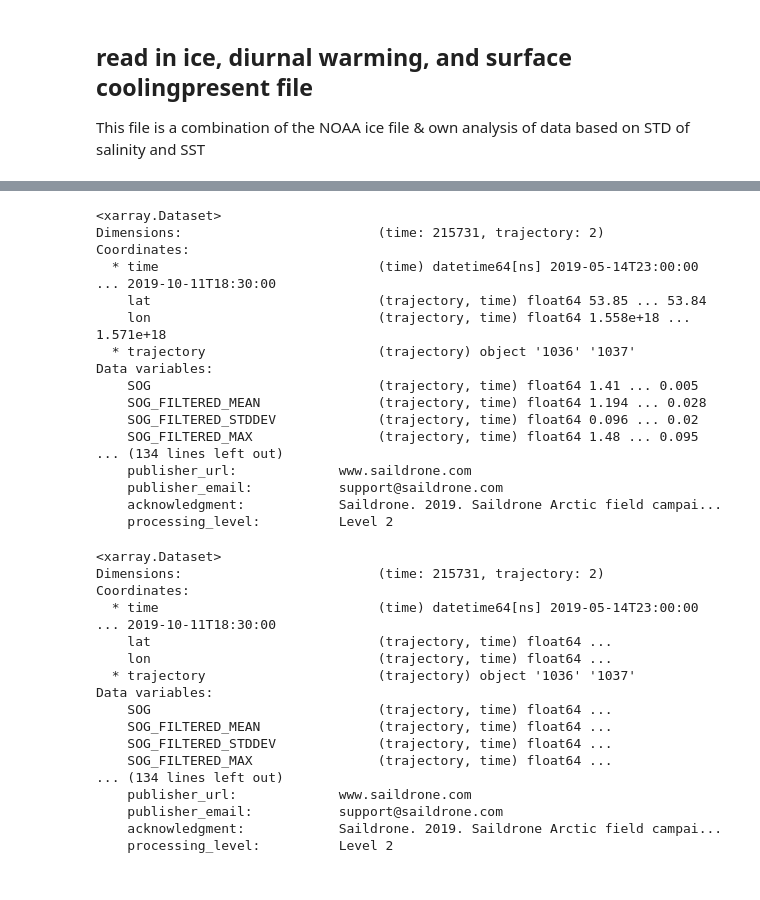
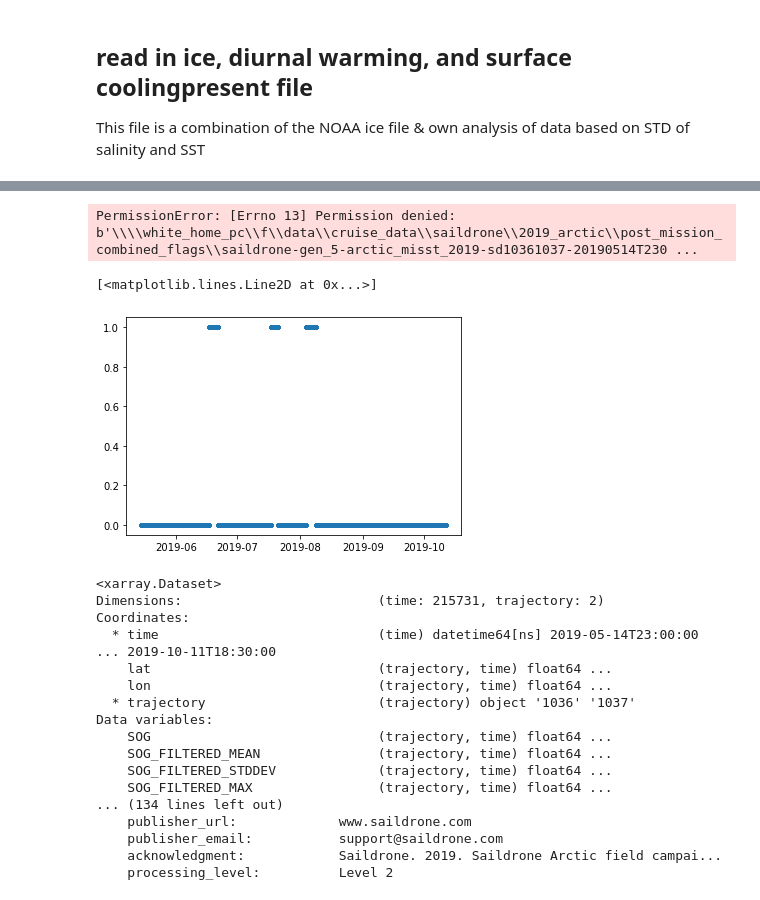
Before and after one commit to cgentemann/Saildrone, a Jupyter notebook: arctic_cruise/Create_combined_file_dw_cool_flags.ipynb, the cells around one changed output, grey strips where cells are left out. Drawn from its saved outputs; the diff is of its cells as text; code cells hidden in the pictures.

```diff
--- a/arctic_cruise/Create_combined_file_dw_cool_flags.ipynb
+++ b/arctic_cruise/Create_combined_file_dw_cool_flags.ipynb
@@ -15,19 +15,11 @@ DWfile='C:/Users/gentemann/Google Drive/f_drive/docs/projects/misst-arctic/Diurn
 
 baddir='C:/Users/gentemann/Google Drive/f_drive/docs/projects/misst-arctic/'
 
-data_dir = 'F:/data/cruise_data/saildrone/2019_arctic/post_mission_combined/'
+data_dir = '//white_home_pc/f/data/cruise_data/saildrone/2019_arctic/post_mission_combined/'
 
-data_dir_out = 'F:/data/cruise_data/saildrone/2019_arctic/post_mission_combined_flags/'
+data_dir_out = '//white_home_pc/f/data/cruise_data/saildrone/2019_arctic/post_mission_combined_flags/'
 # %% [markdown]
 ## Read in all the cruise full data
 
 - swap dims from obs to time
 - I checked & time = for both trajectories
-# %%
-ds = xr.open_mfdataset(data_dir+'*.nc',combine='nested',concat_dim='trajectory').load()
-
-xlon=ds.lon
-time_offset_to_lmt=(xlon/360.)*24.*60
-ds['tlmt']=xlon
-for i in range(2):
-    ds['tlmt'][i,:]= ds.time.data+time_offset_to_lmt[i,:]*np.timedelta64(1,'m')# dt.timedelta(seconds=1)
@@ -93,3 +87,24 @@ for iusv in range(2):
         cond = (ds_tem.time>=tem.start_time) & (ds_tem.time<=tem.stop_time)
         ds_tem.cool_mask[cond]=1
     ds['cool_mask'][iusv,:]=ds_tem.cool_mask
+
+
+ds2 = pd.read_excel(icefile, sheet_name='data',index_col=0)
+ds_ice = ds2.to_xarray()
+tem_mask=np.zeros(ds.TEMP_AIR_MEAN.shape)
+tem_mask = xr.DataArray(tem_mask,coords=[ds.trajectory,ds.time],dims=['trajectory','time'],
+                                           attrs={'long_name':'surface cooling mask 1=cool'})
+ds['ice_mask']=tem_mask
+for iusv in range(2):
+    tem =  ds_ice.sel(usv=int(ds.trajectory[iusv].data))
+    ds_tem = ds.isel(trajectory=iusv)
+    print(ds_tem)
+    if tem.usv.size>1:
+        for i in range(tem.usv.size):
+            cond = (ds_tem.time>=tem.start_time[i]) & (ds_tem.time<=tem.stop_time[i])
+            print(tem.start_time[i],tem.stop_time[i])
+            ds_tem.ice_mask[cond]=1
+    else:
+        cond = (ds_tem.time>=tem.start_time) & (ds_tem.time<=tem.stop_time)
+        ds_tem.ice_mask[cond]=1
+    ds['ice_mask'][iusv,:]=ds_tem.ice_mask
@@ -96,22 +129,4 @@ for iusv in range(2):
 # %%
-ds.to_netcdf(data_dir_out + 'saildrone-gen_5-arctic_misst_2019-sd10361037-20190514T230000-20191011T183000-1_minutes-v1.1575336154680-withSBE_flags.nc')
+ds.to_netcdf(data_dir_out + 'saildrone-gen_5-arctic_misst_2019-sd10361037-20190514T230000-20191011T183000-1_minutes-v1.1575336154680-withSBE_flags_v02.nc')
+# %% [output]
+PermissionError: [Errno 13] Permission denied: b'\\\\white_home_pc\\f\\data\\cruise_data\\saildrone\\2019_arctic\\post_mission_combined_flags\\saildrone-gen_5-arctic_misst_2019-sd10361037-20190514T230 ...
-# %%
-ds
-# %% [output]
-<xarray.Dataset>
-Dimensions:                         (time: 215731, trajectory: 2)
-Coordinates:
-  * time                            (time) datetime64[ns] 2019-05-14T23:00:00 ... 2019-10-11T18:30:00
-    lat                             (trajectory, time) float64 53.85 ... 53.84
-    lon                             (trajectory, time) float64 1.558e+18 ... 1.571e+18
-  * trajectory                      (trajectory) object '1036' '1037'
-Data variables:
-    SOG                             (trajectory, time) float64 1.41 ... 0.005
-    SOG_FILTERED_MEAN               (trajectory, time) float64 1.194 ... 0.028
-    SOG_FILTERED_STDDEV             (trajectory, time) float64 0.096 ... 0.02
-    SOG_FILTERED_MAX                (trajectory, time) float64 1.48 ... 0.095
-... (134 lines left out)
-    publisher_url:             www.saildrone.com
-    publisher_email:           support@saildrone.com
-    acknowledgment:            Saildrone. 2019. Saildrone Arctic field campai...
-    processing_level:          Level 2
@@ -118,3 +135,8 @@ Data variables:
+# %%
+plt.plot(ds.time,ds.ice_mask[1,:],'.')
+# %% [output]
+[<matplotlib.lines.Line2D at 0x...>]
+[figure, added]
 # %%
 ds = xr.open_dataset(data_dir_out+'saildrone-gen_5-arctic_misst_2019-sd10361037-20190514T230000-20191011T183000-1_minutes-v1.1575336154680-withSBE_flags.nc')
 # %%
```
Also changed, not shown: parts of 4 cells of this notebook, 3 other files.
